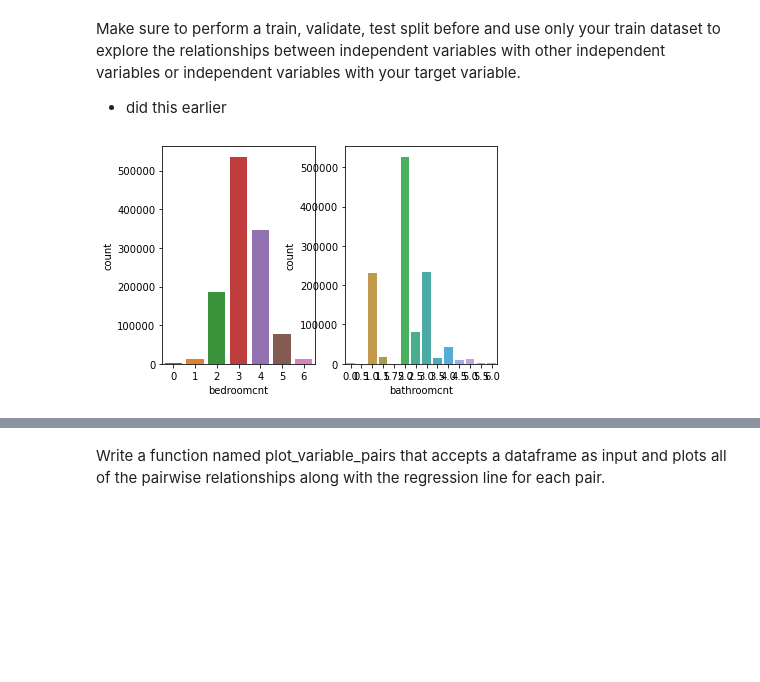
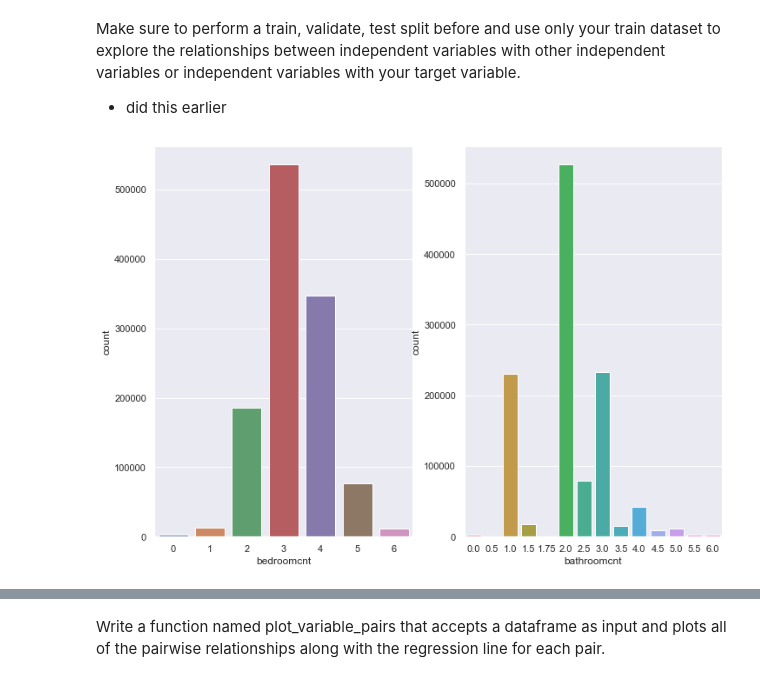
Before and after one commit to GladyBarrios/regression-exercises, a Jupyter notebook: Scaling&Explore.ipynb, the cells around one changed output, grey strips where cells are left out. Drawn from its saved outputs; the diff is of its cells as text; code cells hidden in the pictures; blank space fills up the shorter version.

```diff
--- a/Scaling&Explore.ipynb
+++ b/Scaling&Explore.ipynb
@@ -283,8 +283,10 @@ Make sure to perform a train, validate, test split before and use only your trai
 # %%
 #this is used with the train dataset
 fig, ax =plt.subplots(1,2)
 sns.countplot(train['bedroomcnt'], ax=ax[0])
 sns.countplot(train['bathroomcnt'], ax=ax[1])
+sns.set(rc = {'figure.figsize':(12,8)})
+
 fig.show()
 # %% [output]
-[figure, old version]
+[figure, new version]
```
Also changed, not shown: parts of 9 cells of this notebook, 1 other file.
